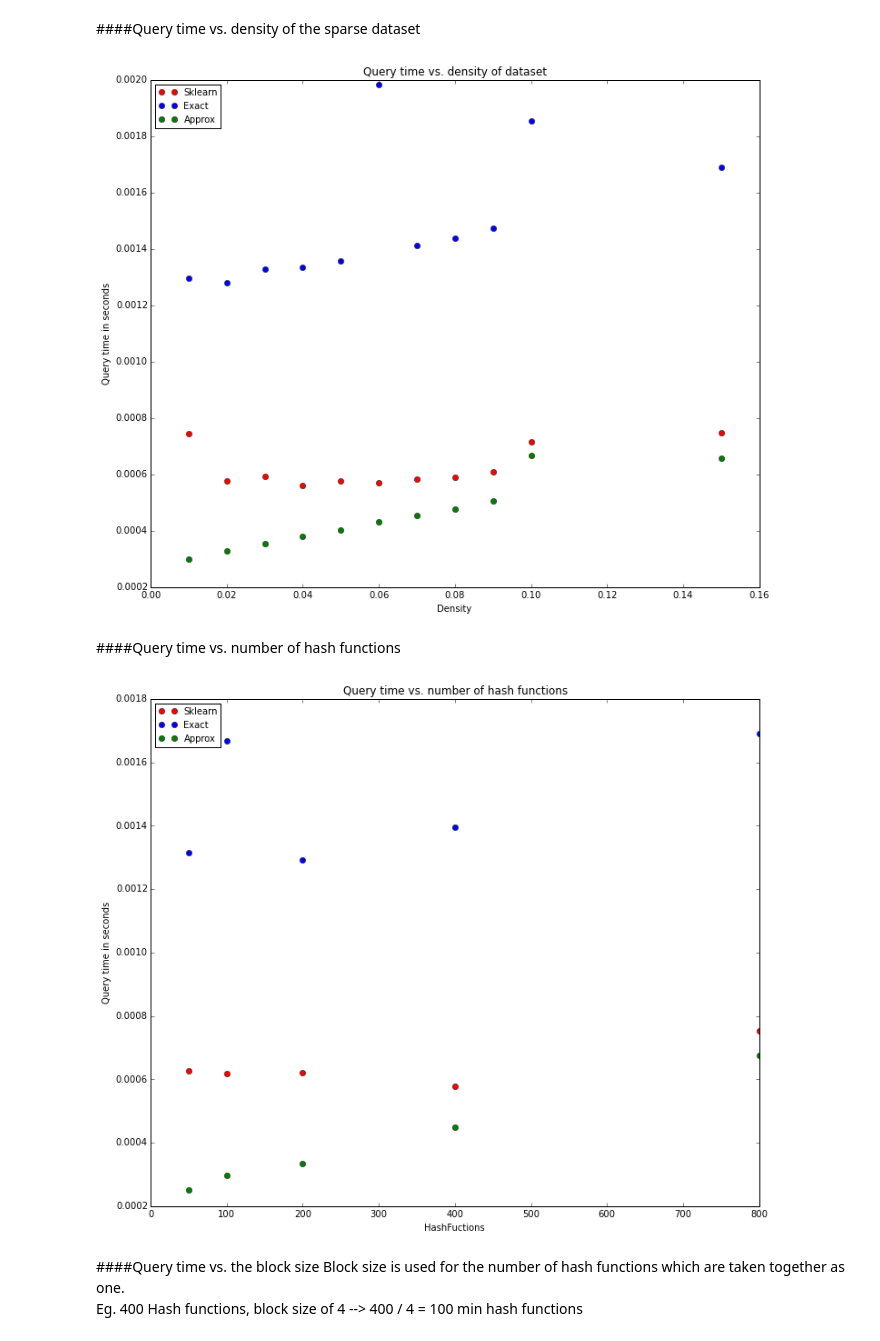
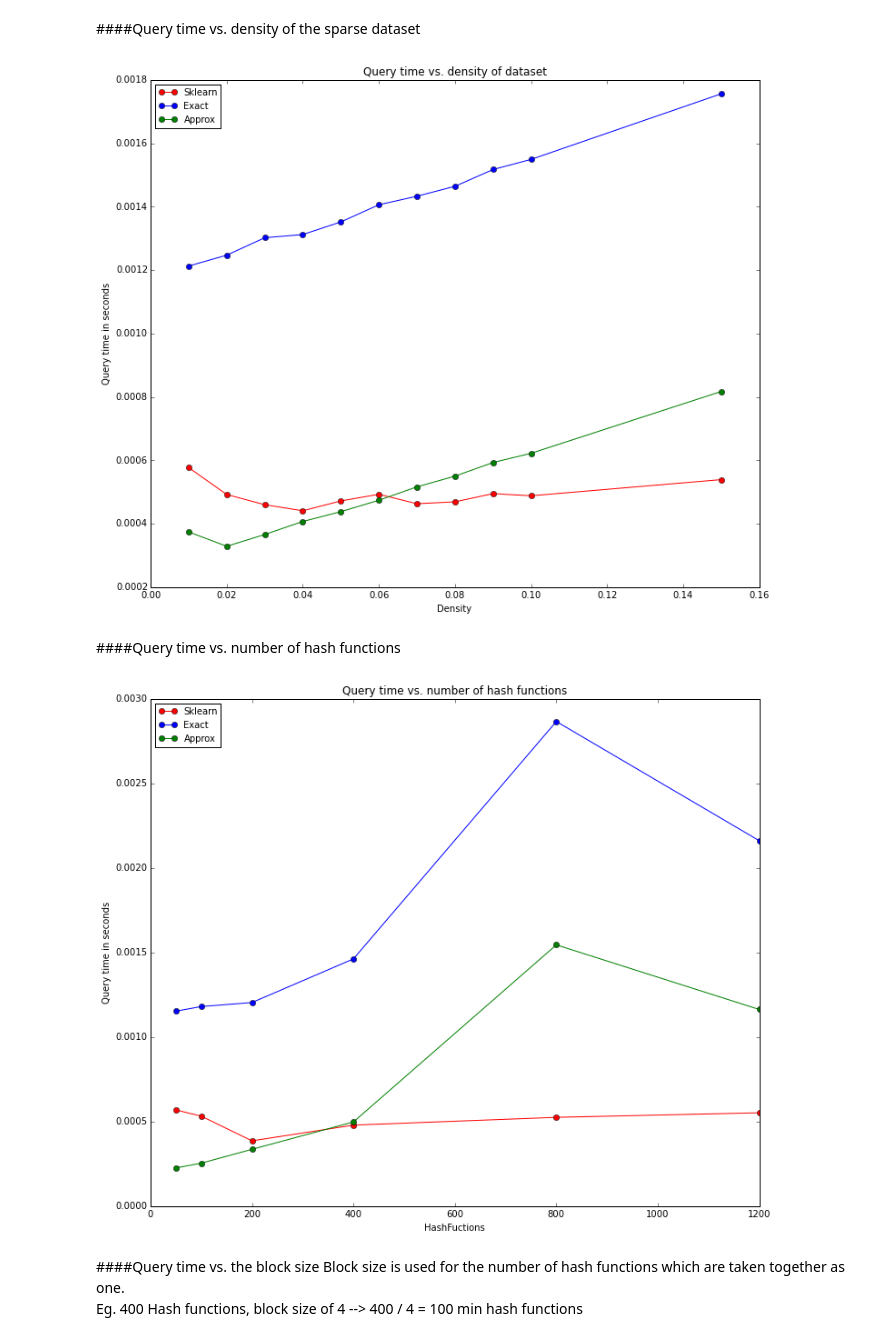
Before and after one commit to joachimwolff/sparse-neighbors-search, a Jupyter notebook: example/queryTimeAndAccuracy.ipynb, the cells around one changed output. Cells and saved outputs as stored; diff of their text form; code cells hidden in the pictures.

Commit message:
Added lines to the plots.

```diff
--- a/example/queryTimeAndAccuracy.ipynb
+++ b/example/queryTimeAndAccuracy.ipynb
@@ -204,9 +204,9 @@ def plotData_queryTime(x_data, y_data, y_label, x_label, title, log=False, label
         label_1 = "Exact"
     if label_2 is None:
         label_2 = "Approx"
-    plt.plot(x_data, y_data[0], 'ro', label=label_0)
-    plt.plot(x_data, y_data[1], 'bo', label=label_1)
-    plt.plot(x_data, y_data[2], 'go', label=label_2)
+    plt.plot(x_data, y_data[0], 'ro-', label=label_0)
+    plt.plot(x_data, y_data[1], 'bo-', label=label_1)
+    plt.plot(x_data, y_data[2], 'go-', label=label_2)
     plt.legend(loc='upper left', fontsize='medium')
 # %%
 def create_plotData_queryTime(result, x_data, y_label, x_label, title, log):
@@ -318,14 +318,14 @@ queryTime_numberOfInstances(listOfInstances=listOfInstances)
 listOfDensity = [0.01, 0.02, 0.03, 0.04, 0.05,0.06,0.07,0.08,0.09,0.1,0.15]
 queryTime_density(listOfDensity=listOfDensity)
 # %% [output]
-[figure, old version]
+[figure, new version]
 # %% [markdown]
 ####Query time vs. number of hash functions
 # %%
-listOfHashFunctions = [50, 100, 200, 400, 800]
+listOfHashFunctions = [50, 100, 200, 400, 800, 1200]
 queryTime_numberOfHashFunctions(listOfHashFunctions=listOfHashFunctions)
 # %% [output]
-[figure, old version]
+[figure, new version]
 # %% [markdown]
 ####Query time vs. the block size
 Block size is used for the number of hash functions which are taken together as one.
```
Also changed, not shown: parts of 8 cells of this notebook.
